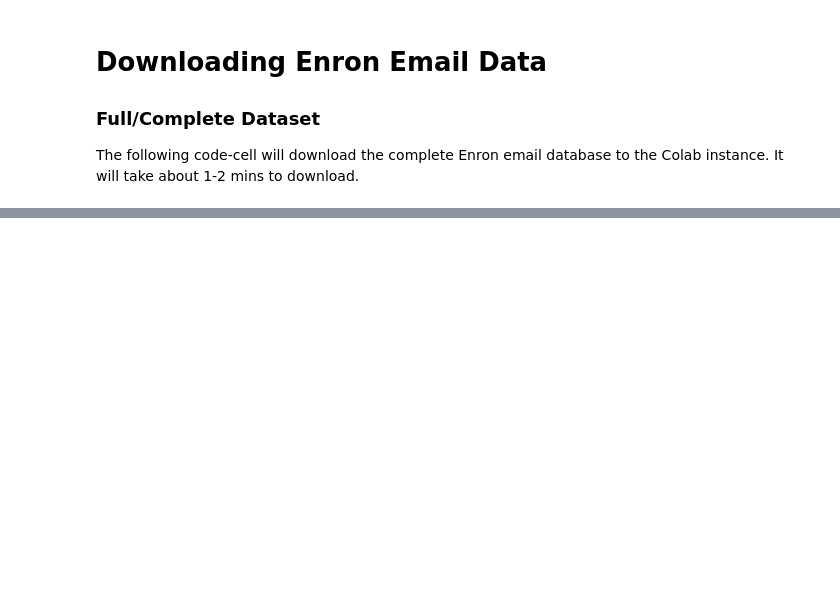
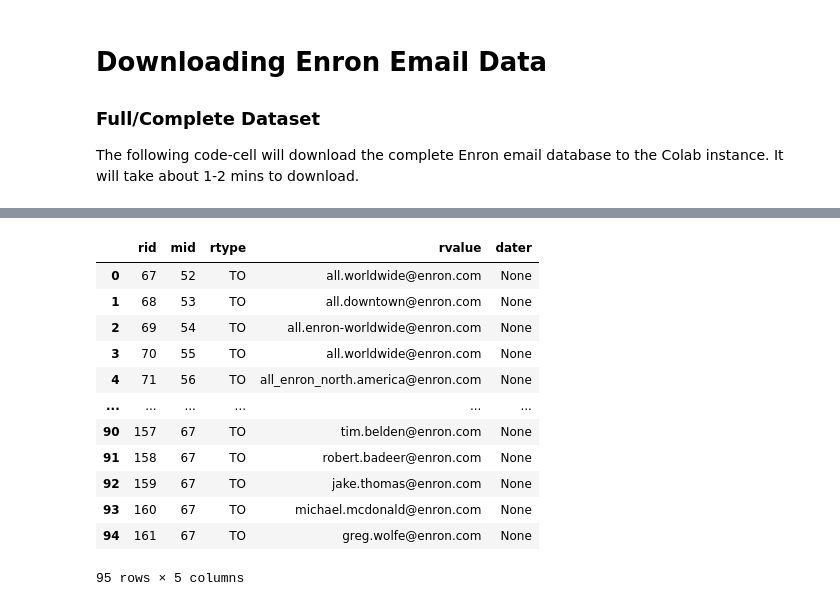
Before and after one commit to Ashlay01/Ash21212022, a Jupyter notebook: Copy_of_download_enron_data.ipynb, the cells around one changed output, grey strips where cells are left out. Saved outputs shown, nothing was run; the diff lists cells and outputs as text; code cells hidden in the pictures; blank space fills up the shorter version.

```diff
--- a/Copy_of_download_enron_data.ipynb
+++ b/Copy_of_download_enron_data.ipynb
@@ -48,0 +153,24 @@ Some tools to inspect the database (*Not needed for assignment*)
+# %%
+#using pandas library to read database
+import pandas as pd
+
+sql='''
+SELECT * from recipientinfo;
+'''
+# Load the data into a DataFrame
+recipientinfo_df = pd.read_sql_query(sql, conn)
+recipientinfo_df
+# %% [output]
+|  | rid | mid | rtype | rvalue | dater |
+| 0 | 67 | 52 | TO | all.worldwide@enron.com | None |
+| 1 | 68 | 53 | TO | all.downtown@enron.com | None |
+| 2 | 69 | 54 | TO | all.enron-worldwide@enron.com | None |
+| 3 | 70 | 55 | TO | all.worldwide@enron.com | None |
+| 4 | 71 | 56 | TO | all_enron_north.america@enron.com | None |
+| ... | ... | ... | ... | ... | ... |
+| 90 | 157 | 67 | TO | tim.belden@enron.com | None |
+| 91 | 158 | 67 | TO | robert.badeer@enron.com | None |
+| 92 | 159 | 67 | TO | jake.thomas@enron.com | None |
+| 93 | 160 | 67 | TO | michael.mcdonald@enron.com | None |
+| 94 | 161 | 67 | TO | greg.wolfe@enron.com | None |
+95 rows × 5 columns
```
Also changed, not shown: parts of 17 cells of this notebook.
